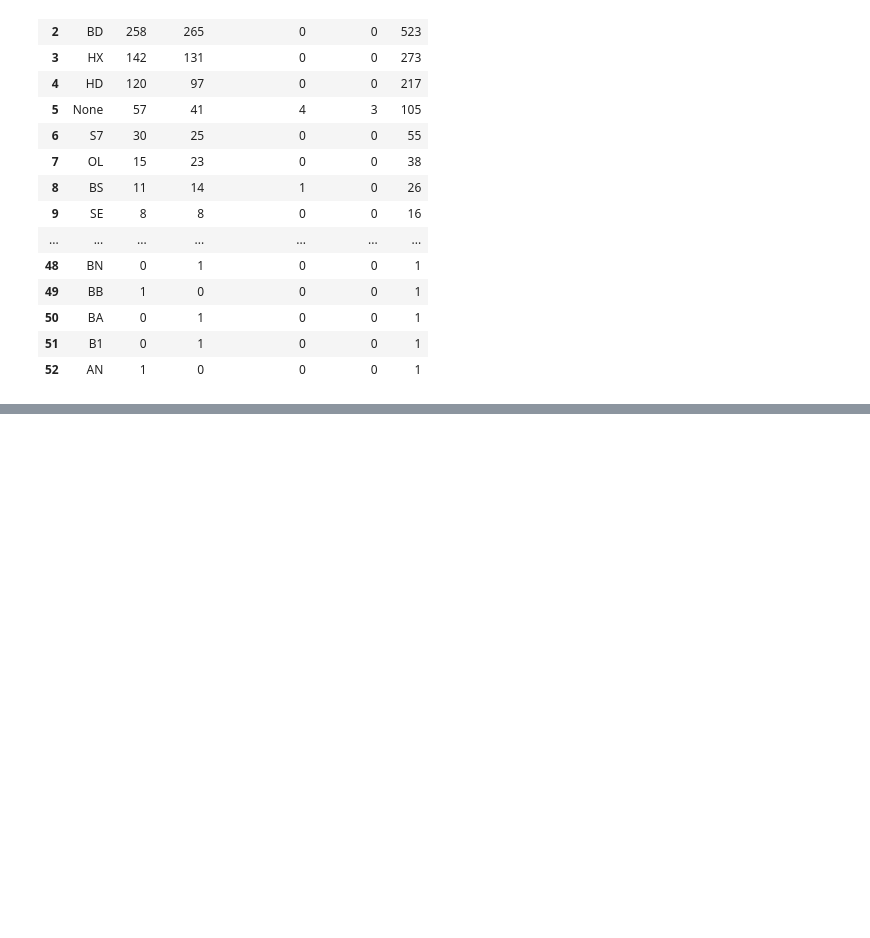
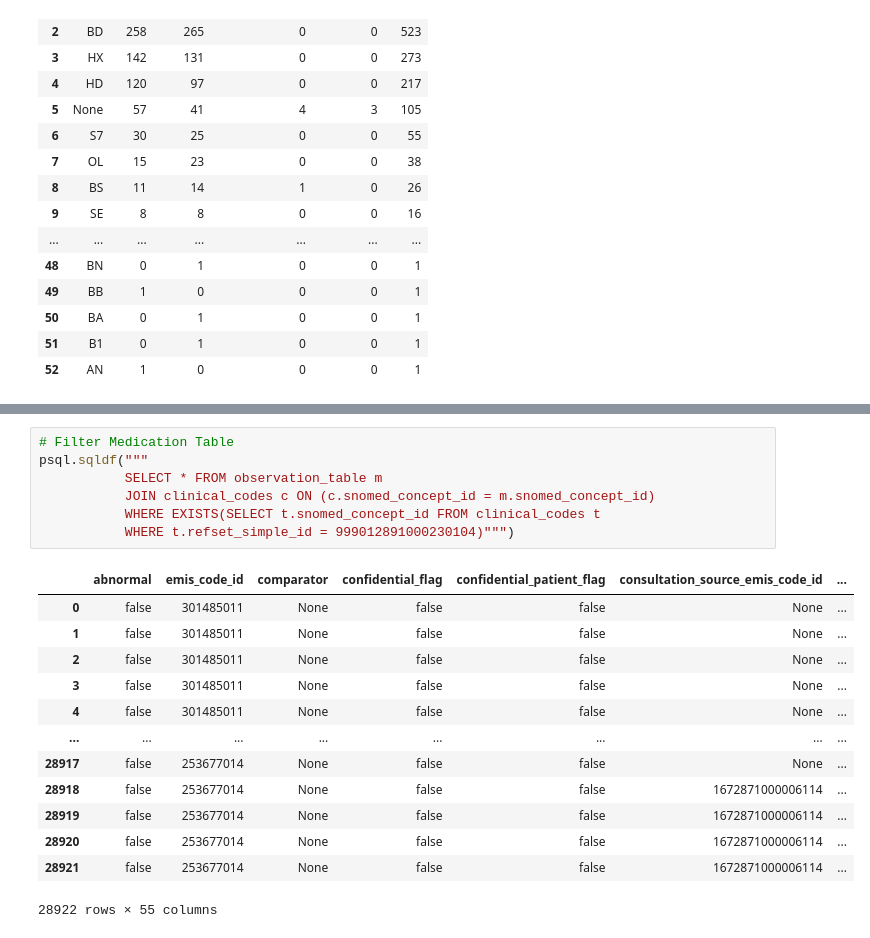
Before and after one commit to rpenn97/EMIS_task, a Jupyter notebook: solution/solution_py.ipynb, the cells around one changed output, grey strips where cells are left out. Saved outputs shown, nothing was run; the diff lists cells and outputs as text; blank space fills up the shorter version.

```diff
--- a/solution/solution_py.ipynb
+++ b/solution/solution_py.ipynb
@@ -168,0 +171,21 @@ psql.sqldf("""
+# %%
+# Filter Medication Table
+psql.sqldf("""
+           SELECT * FROM observation_table m
+           JOIN clinical_codes c ON (c.snomed_concept_id = m.snomed_concept_id)
+           WHERE EXISTS(SELECT t.snomed_concept_id FROM clinical_codes t
+           WHERE t.refset_simple_id = 999012891000230104)""")
+# %% [output]
+|  | abnormal | emis_code_id | comparator | confidential_flag | confidential_patient_flag | consultation_source_emis_code_id | ... |
+| 0 | false | 301485011 | None | false | false | None | ... |
+| 1 | false | 301485011 | None | false | false | None | ... |
+| 2 | false | 301485011 | None | false | false | None | ... |
+| 3 | false | 301485011 | None | false | false | None | ... |
+| 4 | false | 301485011 | None | false | false | None | ... |
+| ... | ... | ... | ... | ... | ... | ... | ... |
+| 28917 | false | 253677014 | None | false | false | None | ... |
+| 28918 | false | 253677014 | None | false | false | 1672871000006114 | ... |
+| 28919 | false | 253677014 | None | false | false | 1672871000006114 | ... |
+| 28920 | false | 253677014 | None | false | false | 1672871000006114 | ... |
+| 28921 | false | 253677014 | None | false | false | 1672871000006114 | ... |
+28922 rows × 55 columns
```
Also changed, not shown: parts of 16 cells of this notebook.
